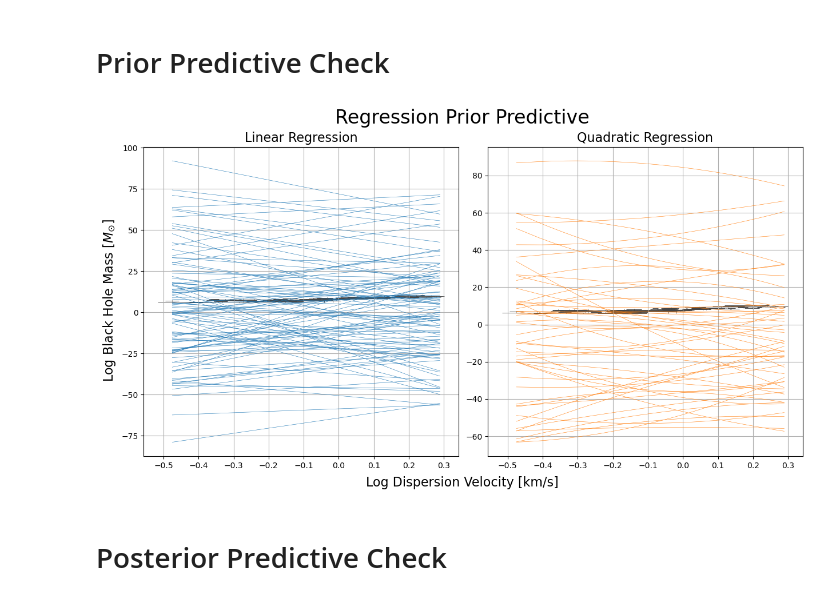
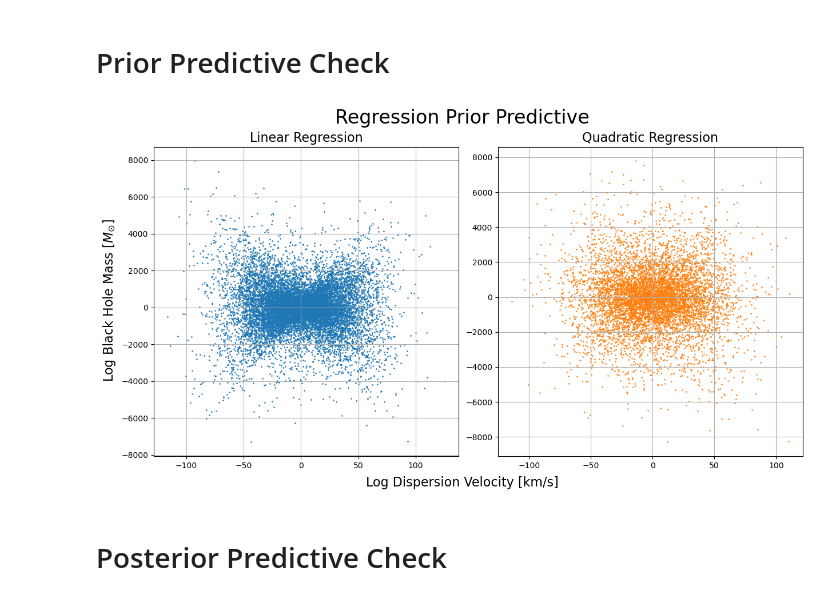
Before and after one commit to joh15016/AST-5731-Project-2, a Jupyter notebook: Research_Project_2.ipynb, the cells around one changed output. Saved outputs shown, nothing was run; the diff lists cells and outputs as text; code cells hidden in the pictures.

```diff
--- a/Research_Project_2.ipynb
+++ b/Research_Project_2.ipynb
@@ -208,27 +208,31 @@ plt.show()
 [figure]
 # %% [markdown]
 # Prior Predictive Check
-# %%
-fig, ax = plt.subplots(1, 2, layout='constrained', figsize=(12, 6))
-
-# Calculate prior predictive lines for linear and quadratic models
-Y_mean = (np.einsum('ij,...j', X_l, l_prior_pred.prior.beta.values[0]).T,
-          np.einsum('ij,...j', X_q, q_prior_pred.prior.beta.values[0]).T)
-
-# Plot prior predictive lines for linear and quadratic models
-for ii, lq in enumerate(['Linear', 'Quadratic']):
-    ax[ii].errorbar(data['log_sigma'], data['log_MassBH'], data['e_log_MassBH'],
-                    data['e_log_sigma'], color='#444444',
-                    fmt='none', zorder=-1, elinewidth=0.66)
-    ax[ii].plot(data['log_sigma'], Y_mean[ii], color=f'C{ii}', lw=0.4)
-    ax[ii].set_title(f'{lq} Regression', fontsize=16)
-    ax[ii].grid()
-
-fig.suptitle('Regression Prior Predictive', fontsize=24, y=1.06)
-fig.supxlabel(r'Log Dispersion Velocity [km/s]', fontsize=16, y=-0.05)
-fig.supylabel(r'Log Black Hole Mass [$M_{\odot}$]', fontsize=16, x=-0.025)
-plt.show()
-# %% [output]
-[figure, removed]
+# %%
+fig, ax = plt.subplots(1, 2, layout='constrained', figsize=(12, 6))
+
+# Calculate prior predictive lines for linear and quadratic models
+idx = (np.argsort(l_prior_pred.prior_predictive.X_obs.values[0, :, :, 1], axis=1),
+       np.argsort(q_prior_pred.prior_predictive.X_obs.values[0, :, :, 1], axis=1))
+X_ppc = (np.take_along_axis(l_prior_pred.prior_predictive.X_obs.values[0, :, :, 1], idx[0], axis=1),
+         np.take_along_axis(q_prior_pred.prior_predictive.X_obs.values[0, :, :, 1], idx[1], axis=1))
+Y_ppc = (np.take_along_axis(l_prior_pred.prior_predictive.Y_obs.values[0], idx[0], axis=1),
+         np.take_along_axis(q_prior_pred.prior_predictive.Y_obs.values[0], idx[1], axis=1))
+
+# Plot prior predictive lines for linear and quadratic models
+for ii, lq in enumerate(['Linear', 'Quadratic']):
+    ax[ii].errorbar(data['log_sigma'], data['log_MassBH'], data['e_log_MassBH'],
+                    data['e_log_sigma'], color='#444444',
+                    fmt='none', zorder=10, elinewidth=0.66)
+    ax[ii].scatter(X_ppc[ii].T, Y_ppc[ii].T, s=2, color=f'C{ii}', lw=0.4)
+    ax[ii].set_title(f'{lq} Regression', fontsize=16)
+    ax[ii].grid()
+
+fig.suptitle('Regression Prior Predictive', fontsize=24, y=1.06)
+fig.supxlabel(r'Log Dispersion Velocity [km/s]', fontsize=16, y=-0.05)
+fig.supylabel(r'Log Black Hole Mass [$M_{\odot}$]', fontsize=16, x=-0.025)
+plt.show()
+# %% [output]
+[figure, added]
 # %% [markdown]
 # Posterior Predictive Check
```
Also changed, not shown: parts of 10 cells of this notebook.
